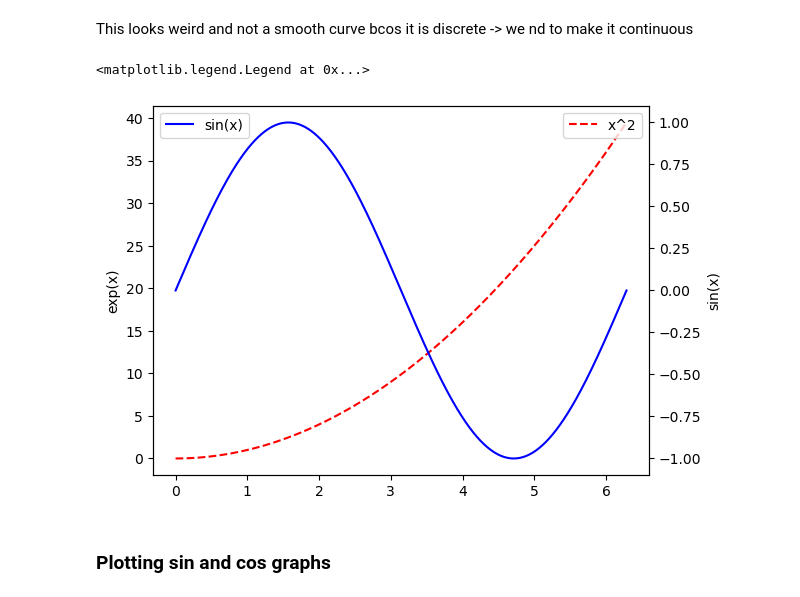
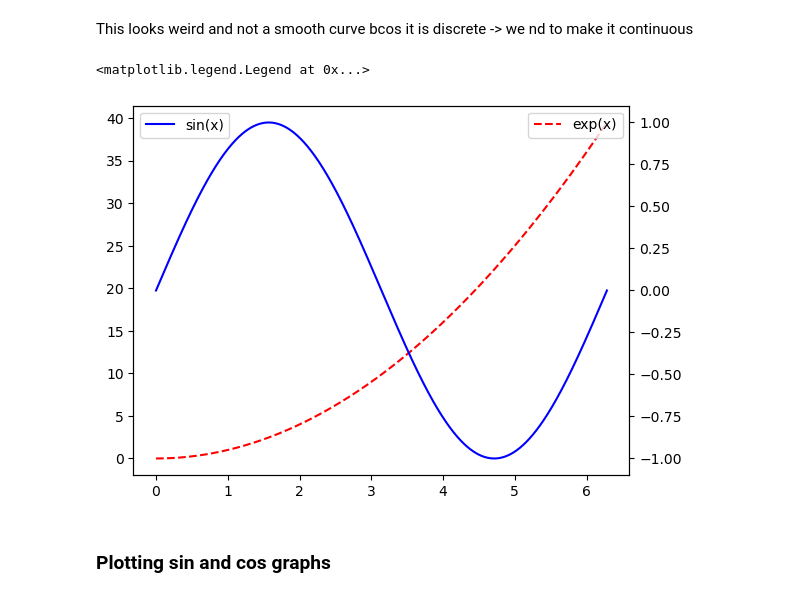
Before and after one commit to SPS-SP2273/learning-portfolio-2025-january-caitlinsylim, a Jupyter notebook: 7.1_plotting/plotting_(need).ipynb, the cells around one changed output. Drawn from its saved outputs; the diff is of its cells as text; code cells hidden in the pictures.

Commit message:
9feb_plotting_need_notes

```diff
--- a/7.1_plotting/plotting_(need).ipynb
+++ b/7.1_plotting/plotting_(need).ipynb
@@ -135,22 +135,21 @@ This looks weird and not a smooth curve bcos it is discrete -> we nd to make it
 # %%
 x = np.array([0, 1, 2, 3, 4, 5, 6])
 x = np.linspace(0, 2*np.pi, 1000) # 1000 means plotting at 1000 pts instead of 7, creating smooth curve
 
 x2 = x**2                  # The math stuff
 sin_x = np.sin(x)
 
-plt.plot(x, x2, label='x^2',
+plt.plot(x, x2, label='exp(x)',
          color='red', linestyle='dashed', )
-plt.ylabel("exp(x)")
-plt.legend(loc='upper right')
-plt.twinx()
+plt.legend(loc='upper right') #legend comes after plt.plot
+plt.twinx() #need to put this in btw and not LAST line -> create new y-axis for plots that come after
 plt.plot(x, sin_x, label='sin(x)',
          color='blue')
-plt.ylabel("sin(x)")
 plt.legend(loc='upper left')
+#plt.twinx() -> putting it here means you create a new y-axis now, but no use bcos nth is behind to be plotted
 # %% [output]
 <matplotlib.legend.Legend at 0x...>
-[figure, old version]
+[figure, new version]
 # %% [markdown]
 ### Plotting sin and cos graphs
 # %%
```
